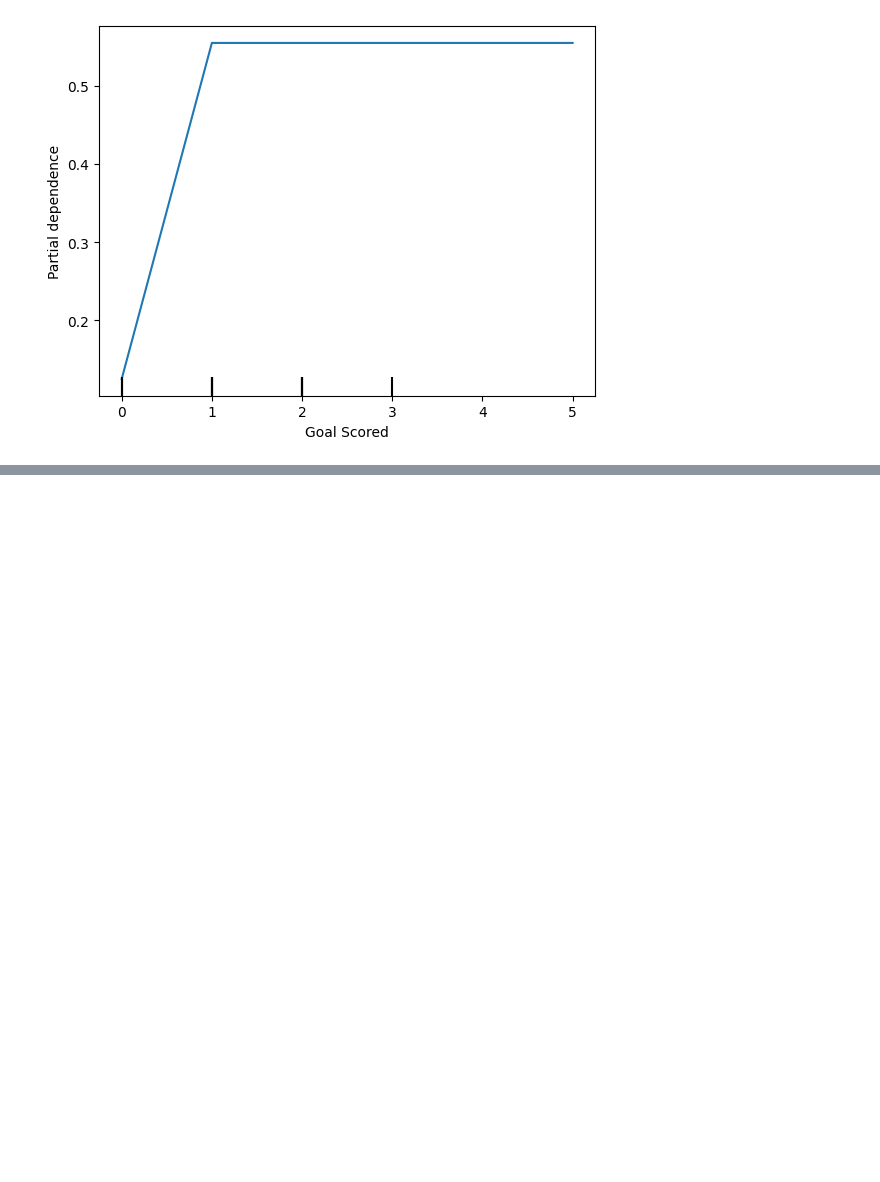
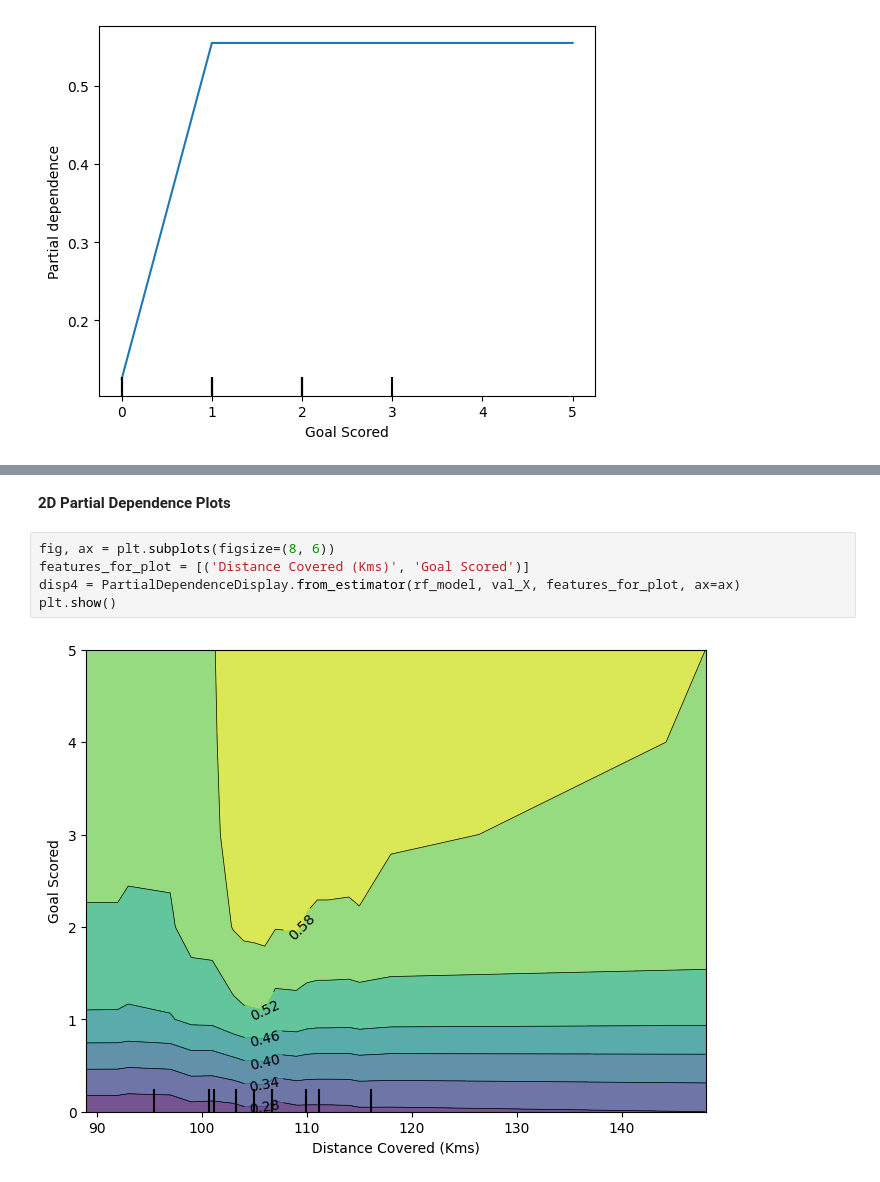
Before and after one commit to Grashch/Kaggle_tasks, a Jupyter notebook: Partial_Plots.ipynb, the cells around one changed output, grey strips where cells are left out. Cells and saved outputs as stored; diff of their text form; blank space fills up the shorter version.

```diff
--- a/Partial_Plots.ipynb
+++ b/Partial_Plots.ipynb
@@ -34,0 +47,9 @@ plt.show()
+# %% [markdown]
+**2D Partial Dependence Plots**
+# %%
+fig, ax = plt.subplots(figsize=(8, 6))
+features_for_plot = [('Distance Covered (Kms)', 'Goal Scored')]
+disp4 = PartialDependenceDisplay.from_estimator(rf_model, val_X, features_for_plot, ax=ax)
+plt.show()
+# %% [output]
+[figure, added]
```
Also changed, not shown: parts of 2 cells of this notebook.
